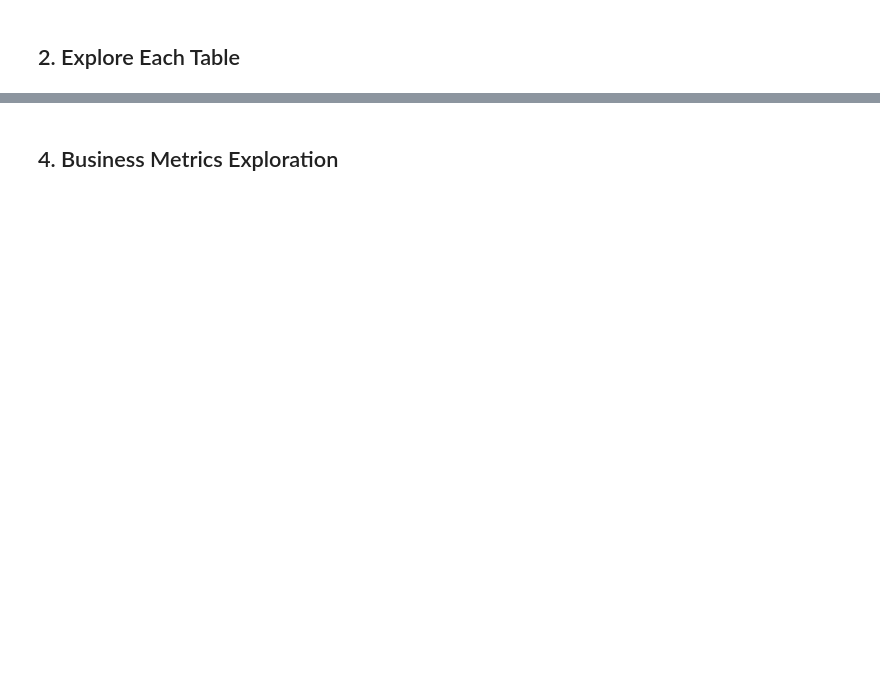
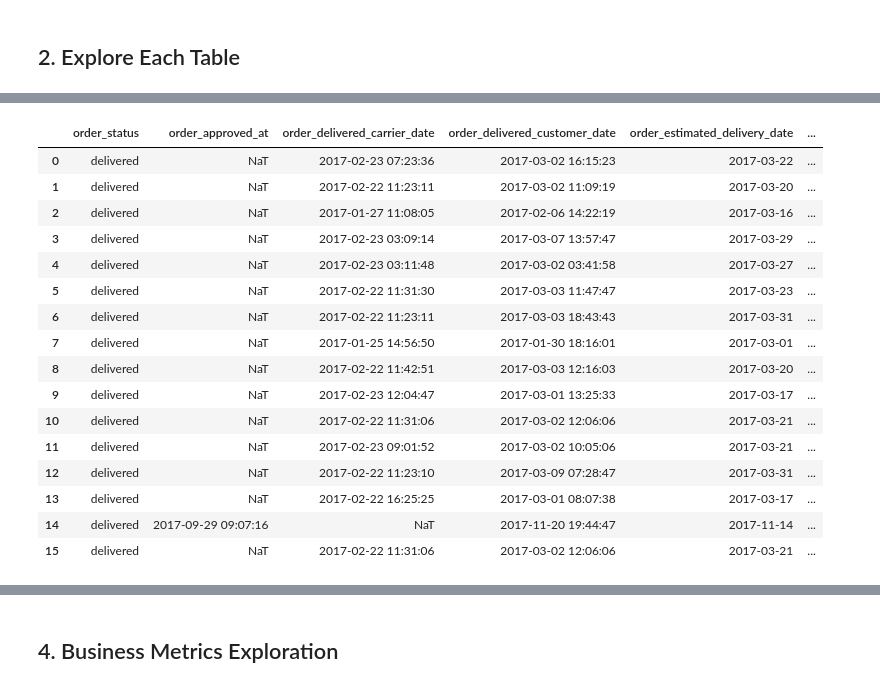
Before and after one commit to daniel-yapp/dbt-ml-analytics-pipeline, a Jupyter notebook: notebooks/01_exploratory_data_analysis.ipynb, the cells around one changed output, grey strips where cells are left out. Saved outputs shown, nothing was run; the diff lists cells and outputs as text; code cells hidden in the pictures; blank space fills up the shorter version.

```diff
--- a/notebooks/01_exploratory_data_analysis.ipynb
+++ b/notebooks/01_exploratory_data_analysis.ipynb
@@ -45,8 +59,2 @@ tables
 # %% [markdown]
 ## 2. Explore Each Table
-# %%
-# Orders
-orders = con.execute("SELECT * FROM raw.olist_orders_dataset LIMIT 5").df()
-print("Orders Table:")
-display(orders)
-print(f"\nShape: {con.execute('SELECT COUNT(*), COUNT(DISTINCT order_id) FROM raw.olist_orders_dataset').fetchone()}")
@@ -58,6 +217 @@ display(order_items)
-# %%
-# Customers
-customers = con.execute("SELECT * FROM raw.olist_customers_dataset LIMIT 5").df()
-print("Customers Table:")
-display(customers)
 # %% [markdown]
@@ -78,0 +647,57 @@ null_check
+# %%
+# Orders table
+print("\nNull Details for Delivered Orders in ORDERS TABLE")
+orders_nulls = con.execute("""
+    SELECT
+        orders.order_status,
+        orders.order_approved_at,
+        orders.order_delivered_carrier_date,
+        orders.order_delivered_customer_date,
+        orders.order_estimated_delivery_date,
+        customers.customer_zip_code_prefix,
+        customers.customer_city,
+        customers.customer_state,
+        reviews.review_score,
+        reviews.review_comment_title,
+        reviews.review_comment_message,
+        reviews.review_creation_date,
+        reviews.review_answer_timestamp,
+        payments.payment_type,
+        payments.payment_value,
+        payments.payment_installments,
+        payments.payment_sequential,
+        items.price,
+        items.freight_value,
+        items.shipping_limit_date,
+        items.order_item_id,
+        products.product_category_name,
+        products.product_name_lenght,
+        products.product_description_lenght,
+        products.product_photos_qty,
+        products.product_weight_g,
+        products.product_length_cm,
+        products.product_height_cm,
+        products.product_width_cm,
+        sellers.seller_zip_code_prefix,
+        sellers.seller_city,
+        sellers.seller_state
+    FROM
+        raw.olist_orders_dataset orders
+    LEFT JOIN
+        raw.olist_customers_dataset customers USING(customer_id)
+    LEFT JOIN
+        raw.olist_order_reviews_dataset reviews USING(order_id)
+    LEFT JOIN
+        raw.olist_order_payments_dataset payments USING(order_id)
+    LEFT JOIN
+        raw.olist_order_items_dataset items USING(order_id)
+    LEFT JOIN
+        raw.olist_products_dataset products USING(product_id)
+    LEFT JOIN
+        raw.olist_sellers_dataset sellers USING(seller_id)
+    WHERE
+        order_delivered_customer_date IS NOT NULL
+        AND (order_approved_at IS NULL OR order_delivered_carrier_date IS NULL)
+""").df()
+display(orders_nulls)
+# %% [output]
@@ -78,0 +705,17 @@ null_check
+|  | order_status | order_approved_at | order_delivered_carrier_date | order_delivered_customer_date | order_estimated_delivery_date | ... |
+| 0 | delivered | NaT | 2017-02-23 07:23:36 | 2017-03-02 16:15:23 | 2017-03-22 | ... |
+| 1 | delivered | NaT | 2017-02-22 11:23:11 | 2017-03-02 11:09:19 | 2017-03-20 | ... |
+| 2 | delivered | NaT | 2017-01-27 11:08:05 | 2017-02-06 14:22:19 | 2017-03-16 | ... |
+| 3 | delivered | NaT | 2017-02-23 03:09:14 | 2017-03-07 13:57:47 | 2017-03-29 | ... |
+| 4 | delivered | NaT | 2017-02-23 03:11:48 | 2017-03-02 03:41:58 | 2017-03-27 | ... |
+| 5 | delivered | NaT | 2017-02-22 11:31:30 | 2017-03-03 11:47:47 | 2017-03-23 | ... |
+| 6 | delivered | NaT | 2017-02-22 11:23:11 | 2017-03-03 18:43:43 | 2017-03-31 | ... |
+| 7 | delivered | NaT | 2017-01-25 14:56:50 | 2017-01-30 18:16:01 | 2017-03-01 | ... |
+| 8 | delivered | NaT | 2017-02-22 11:42:51 | 2017-03-03 12:16:03 | 2017-03-20 | ... |
+| 9 | delivered | NaT | 2017-02-23 12:04:47 | 2017-03-01 13:25:33 | 2017-03-17 | ... |
+| 10 | delivered | NaT | 2017-02-22 11:31:06 | 2017-03-02 12:06:06 | 2017-03-21 | ... |
+| 11 | delivered | NaT | 2017-02-23 09:01:52 | 2017-03-02 10:05:06 | 2017-03-21 | ... |
+| 12 | delivered | NaT | 2017-02-22 11:23:10 | 2017-03-09 07:28:47 | 2017-03-31 | ... |
+| 13 | delivered | NaT | 2017-02-22 16:25:25 | 2017-03-01 08:07:38 | 2017-03-17 | ... |
+| 14 | delivered | 2017-09-29 09:07:16 | NaT | 2017-11-20 19:44:47 | 2017-11-14 | ... |
+| 15 | delivered | NaT | 2017-02-22 11:31:06 | 2017-03-02 12:06:06 | 2017-03-21 | ... |
```
Also changed, not shown: parts of 25 cells of this notebook.
